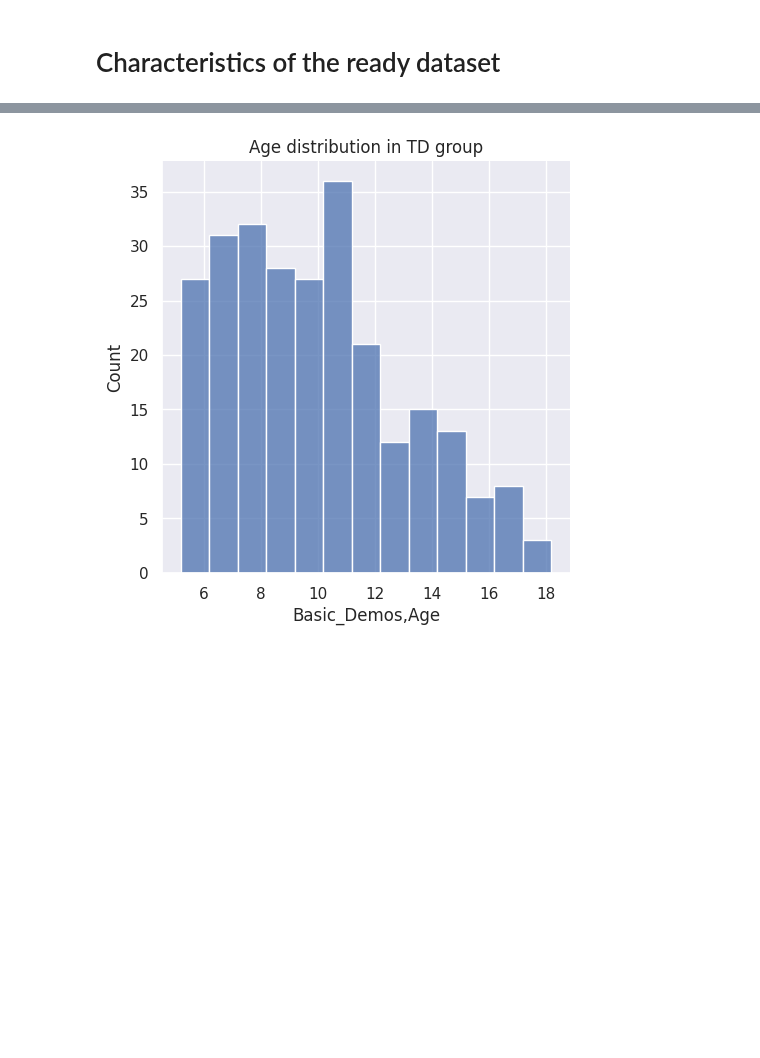
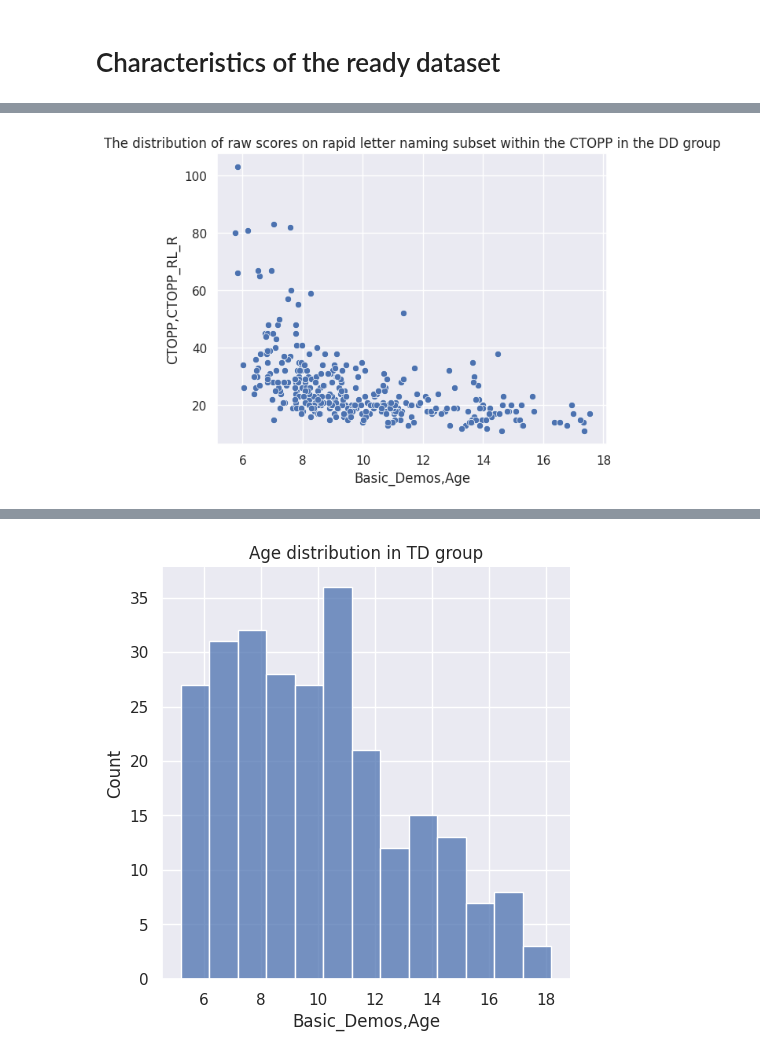
Before and after one commit to cristinarainich/Child-Mind-Institute-Project, a Jupyter notebook: Pheno_data_finalquery.ipynb, the cells around one changed output, grey strips where cells are left out. Drawn from its saved outputs; the diff is of its cells as text; code cells hidden in the pictures; blank space fills up the shorter version.

```diff
--- a/Pheno_data_finalquery.ipynb
+++ b/Pheno_data_finalquery.ipynb
@@ -730,0 +728,7 @@ pl.title('Age distribution in DD group');
+# %%
+sns.scatterplot(data=subset,
+                x='Basic_Demos,Age',
+                y='CTOPP,CTOPP_RL_R');
+pl.title('The distribution of raw scores on rapid letter naming subset within the CTOPP in the DD group');
+# %% [output]
+[figure, added]
```
Also changed, not shown: parts of 10 cells of this notebook.
